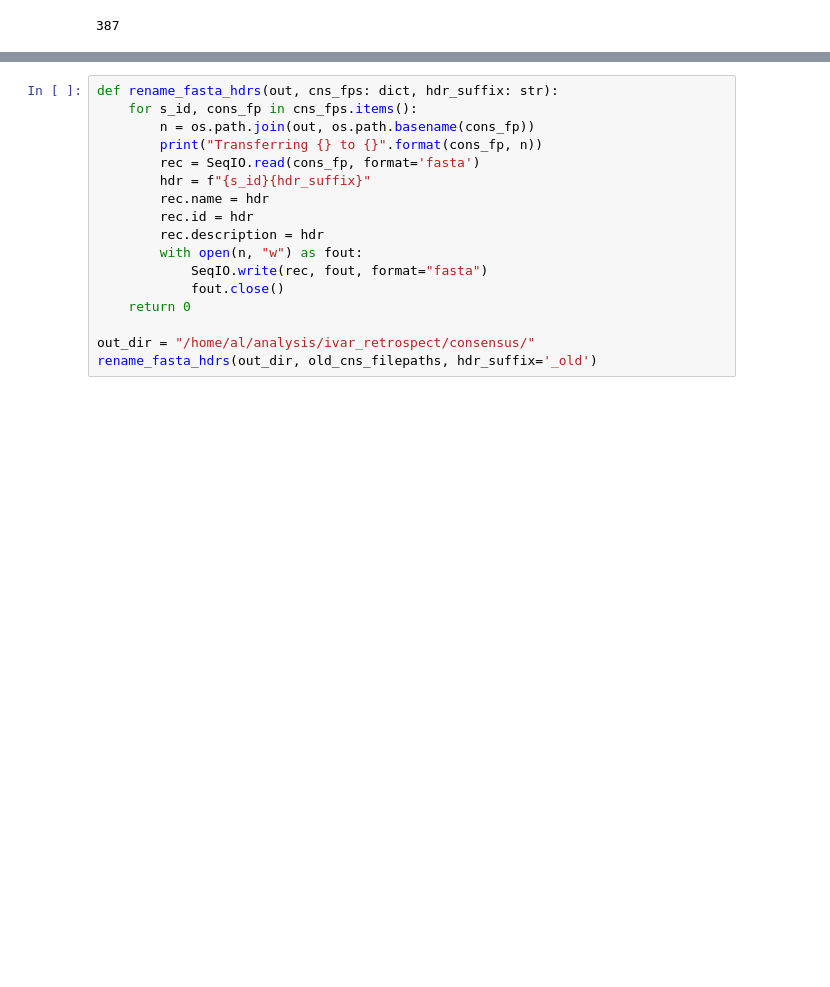
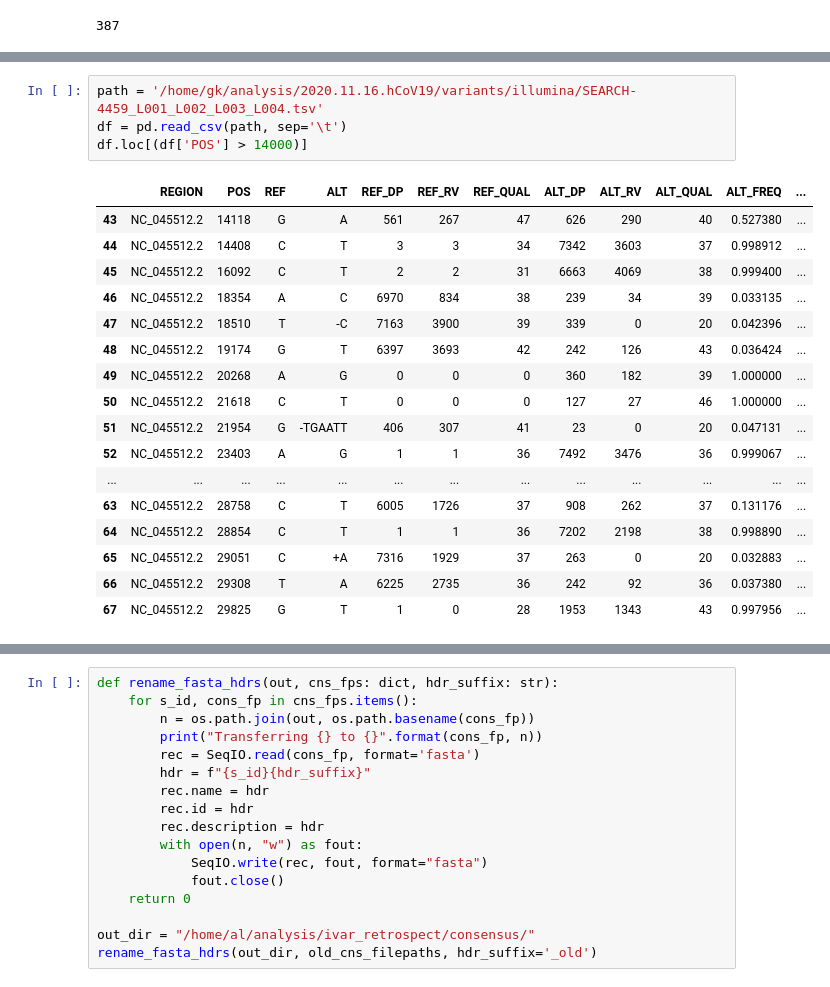
Before and after one commit to AlaaALatif/bjorn, a Jupyter notebook: lab.ipynb, the cells around one changed output, grey strips where cells are left out. Cells and saved outputs as stored; diff of their text form; blank space fills up the shorter version.

```diff
--- a/lab.ipynb
+++ b/lab.ipynb
@@ -41,0 +164,22 @@ len(old_cns_filepaths)
+# %%
+path = '/home/gk/analysis/2020.11.16.hCoV19/variants/illumina/SEARCH-4459_L001_L002_L003_L004.tsv'
+df = pd.read_csv(path, sep='\t')
+df.loc[(df['POS'] > 14000)]
+# %% [output]
+|  | REGION | POS | REF | ALT | REF_DP | REF_RV | REF_QUAL | ALT_DP | ALT_RV | ALT_QUAL | ALT_FREQ | ... |
+| 43 | NC_045512.2 | 14118 | G | A | 561 | 267 | 47 | 626 | 290 | 40 | 0.527380 | ... |
+| 44 | NC_045512.2 | 14408 | C | T | 3 | 3 | 34 | 7342 | 3603 | 37 | 0.998912 | ... |
+| 45 | NC_045512.2 | 16092 | C | T | 2 | 2 | 31 | 6663 | 4069 | 38 | 0.999400 | ... |
+| 46 | NC_045512.2 | 18354 | A | C | 6970 | 834 | 38 | 239 | 34 | 39 | 0.033135 | ... |
+| 47 | NC_045512.2 | 18510 | T | -C | 7163 | 3900 | 39 | 339 | 0 | 20 | 0.042396 | ... |
+| 48 | NC_045512.2 | 19174 | G | T | 6397 | 3693 | 42 | 242 | 126 | 43 | 0.036424 | ... |
+| 49 | NC_045512.2 | 20268 | A | G | 0 | 0 | 0 | 360 | 182 | 39 | 1.000000 | ... |
+| 50 | NC_045512.2 | 21618 | C | T | 0 | 0 | 0 | 127 | 27 | 46 | 1.000000 | ... |
+| 51 | NC_045512.2 | 21954 | G | -TGAATT | 406 | 307 | 41 | 23 | 0 | 20 | 0.047131 | ... |
+| 52 | NC_045512.2 | 23403 | A | G | 1 | 1 | 36 | 7492 | 3476 | 36 | 0.999067 | ... |
+| ... | ... | ... | ... | ... | ... | ... | ... | ... | ... | ... | ... | ... |
+| 63 | NC_045512.2 | 28758 | C | T | 6005 | 1726 | 37 | 908 | 262 | 37 | 0.131176 | ... |
+| 64 | NC_045512.2 | 28854 | C | T | 1 | 1 | 36 | 7202 | 2198 | 38 | 0.998890 | ... |
+| 65 | NC_045512.2 | 29051 | C | +A | 7316 | 1929 | 37 | 263 | 0 | 20 | 0.032883 | ... |
+| 66 | NC_045512.2 | 29308 | T | A | 6225 | 2735 | 36 | 242 | 92 | 36 | 0.037380 | ... |
+| 67 | NC_045512.2 | 29825 | G | T | 1 | 0 | 28 | 1953 | 1343 | 43 | 0.997956 | ... |
```
Also changed, not shown: parts of 18 cells of this notebook.
